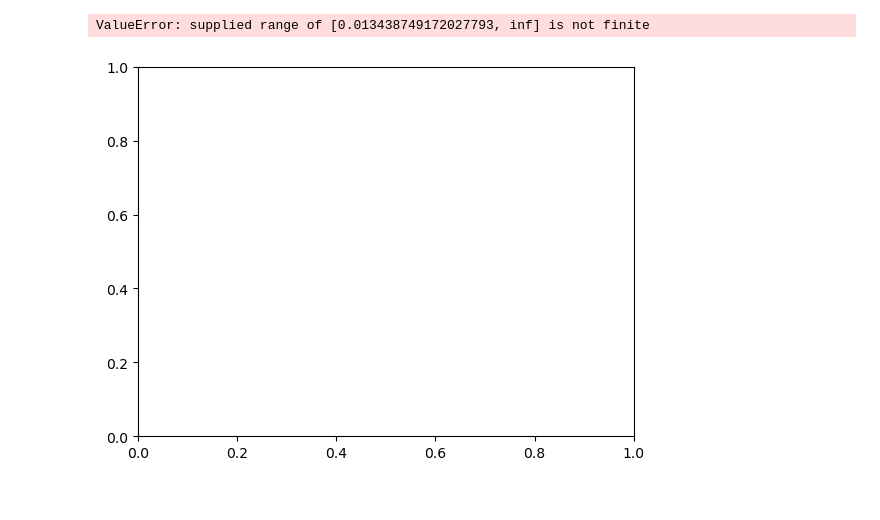
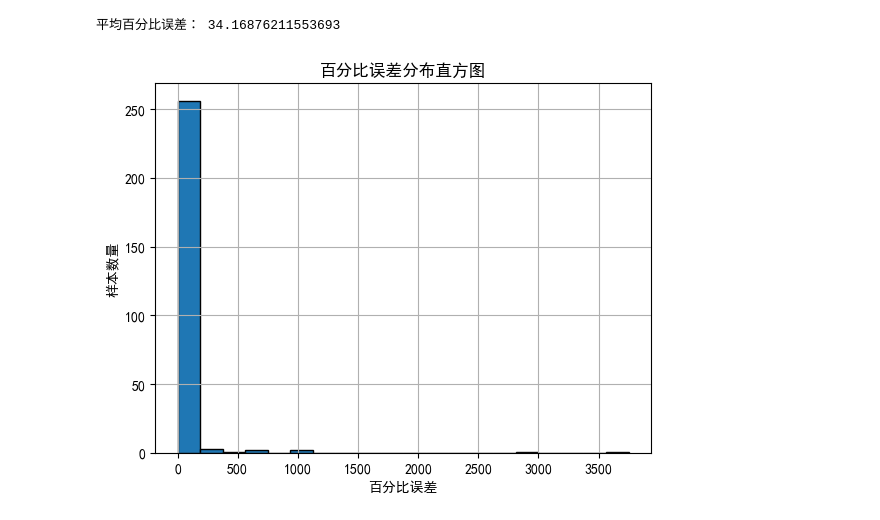
Before and after one commit to houchuanhao/MQSim, a Jupyter notebook: script/temp/mian.ipynb, the cells around one changed output. Cells and saved outputs as stored; diff of their text form; code cells hidden in the pictures.

```diff
--- a/script/temp/mian.ipynb
+++ b/script/temp/mian.ipynb
@@ -101,0 +42,32 @@ test_percentage_error
+# %%
+import pandas as pd
+import numpy as np
+from sklearn.model_selection import train_test_split
+from sklearn.ensemble import RandomForestRegressor
+
+# 假设 X 和 y 都是 DataFrame
+
+# 划分训练集和测试集
+X_train, X_test, y_train, y_test = train_test_split(X, y, test_size=0.2, random_state=42)
+
+# 初始化随机森林回归模型
+model = RandomForestRegressor()
+
+# 训练模型
+model.fit(X_train, y_train.values.ravel())
+
+# 在测试集上进行预测
+y_pred = model.predict(X_test)
+
+# 将y_test和y_pred转换为一维数组
+y_test_array = y_test.values.ravel()
+y_pred_array = y_pred.flatten()
+
+# 计算百分比误差
+percentage_errors = np.abs((y_test_array - y_pred_array) / y_test_array) * 100
+
+# 创建 DataFrame
+df_result = pd.DataFrame({'预测值': y_pred_array, '实际值': y_test_array, '百分比误差': percentage_errors})
+
+
+df_result
@@ -102,12 +157,20 @@ test_percentage_error
+# %%
+mean_percentage_error = np.mean(percentage_errors)
+
+print("平均百分比误差：", mean_percentage_error)
+# %% [output]
+平均百分比误差： 34.16876211553693
 # %%
 import matplotlib.pyplot as plt
 
-# 绘制分布直方图
-plt.hist(test_percentage_error, bins=10, edgecolor='black')
-plt.xlabel('Percentage Error (%)')
-plt.ylabel('Frequency')
-plt.title('Distribution of Test Percentage Error')
+# 假设 percentage_errors 是一个包含每个样本百分比误差的一维数组
+
+# 绘制直方图
+plt.hist(percentage_errors, bins=20, edgecolor='black')
+plt.xlabel('百分比误差')
+plt.ylabel('样本数量')
+plt.title('百分比误差分布直方图')
+plt.grid(True)
 plt.show()
 # %% [output]
-ValueError: supplied range of [0.013438749172027793, inf] is not finite
-[figure, old version]
+[figure, new version]
```
Also changed, not shown: parts of 12 cells of this notebook, 3 other files.
